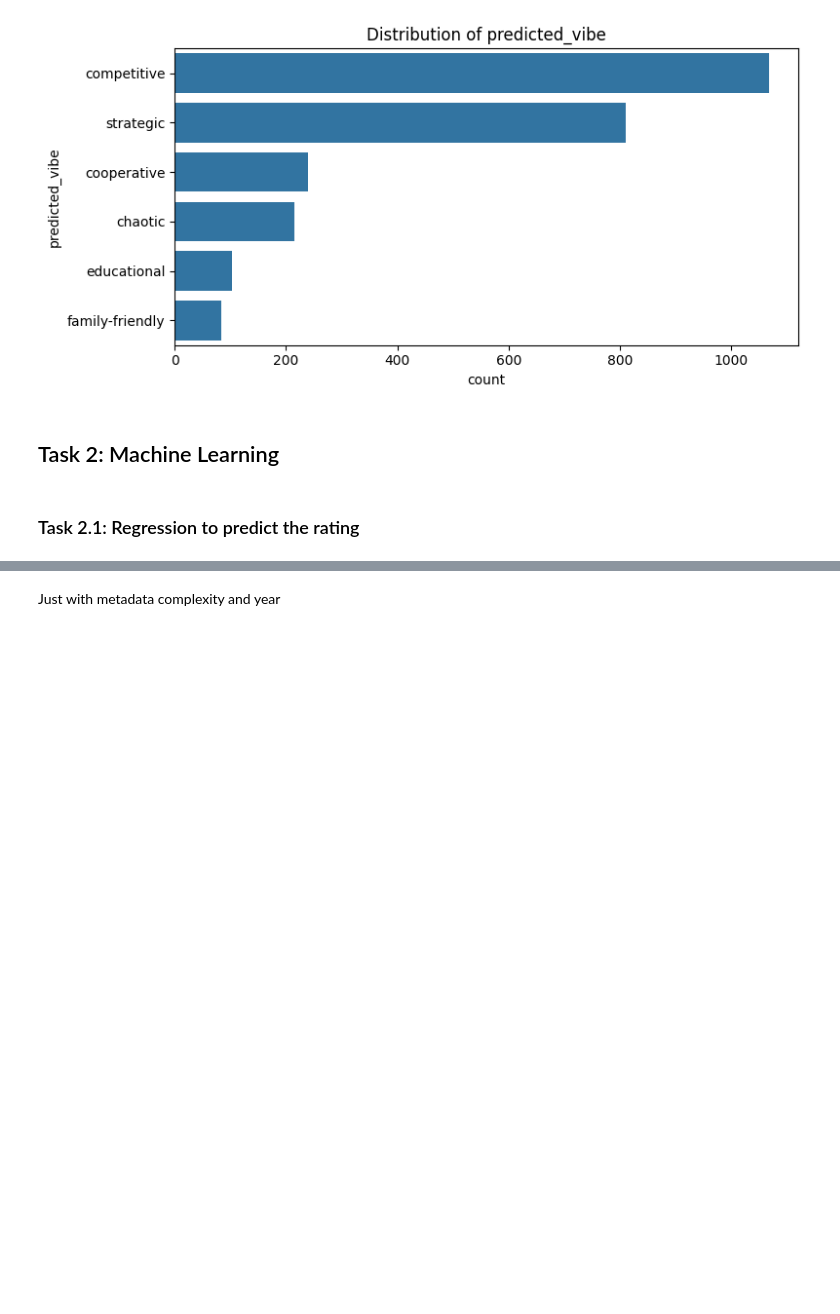
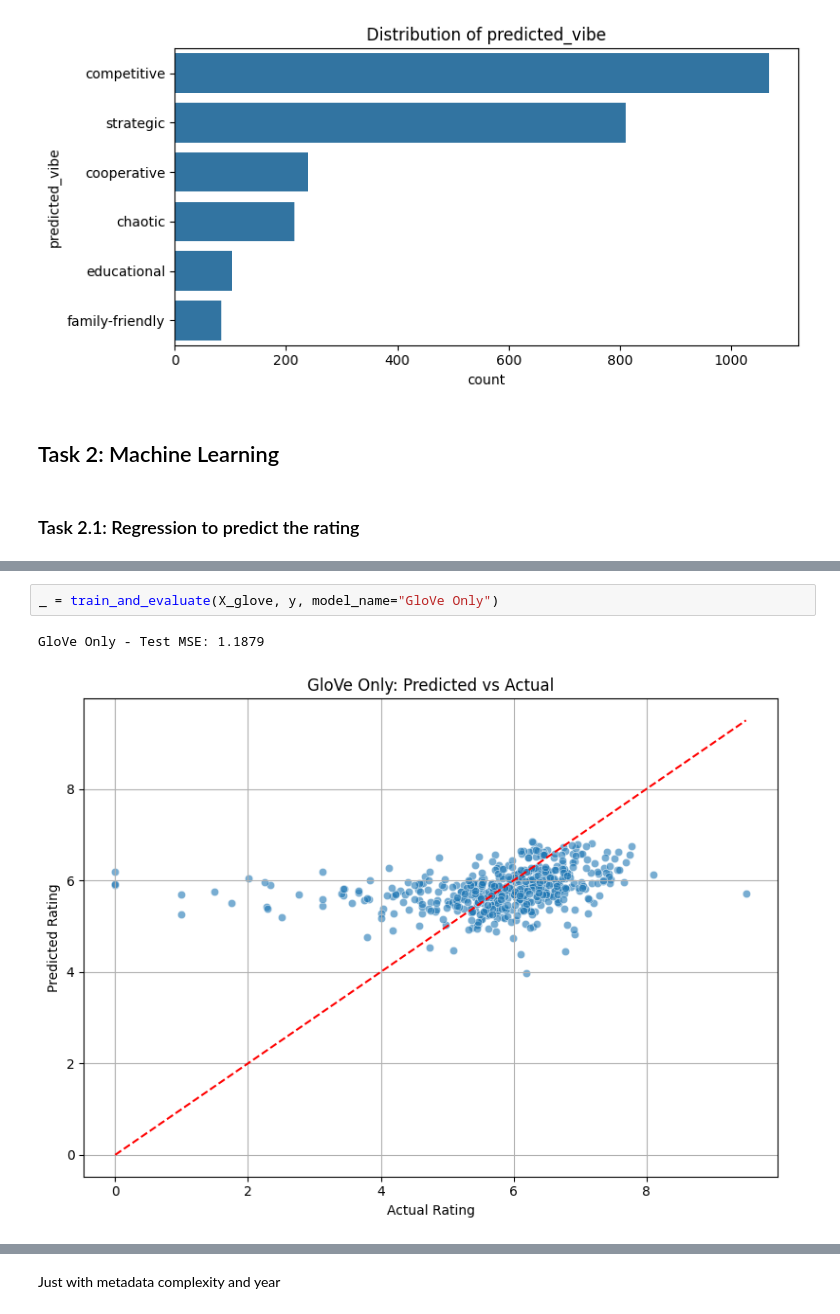
Before and after one commit to alexgaarciia/MLApps_BoardGames, a Jupyter notebook: mlapps_final_project.ipynb, the cells around one changed output, grey strips where cells are left out. Drawn from its saved outputs; the diff is of its cells as text; blank space fills up the shorter version.

```diff
--- a/mlapps_final_project.ipynb
+++ b/mlapps_final_project.ipynb
@@ -518,0 +598,5 @@ for col in ["predicted_emotion", "predicted_vibe"]:
+# %%
+_ = train_and_evaluate(X_glove, y, model_name="GloVe Only")
+# %% [output]
+GloVe Only - Test MSE: 1.1879
+[figure, added]
```
Also changed, not shown: parts of 12 cells of this notebook.
